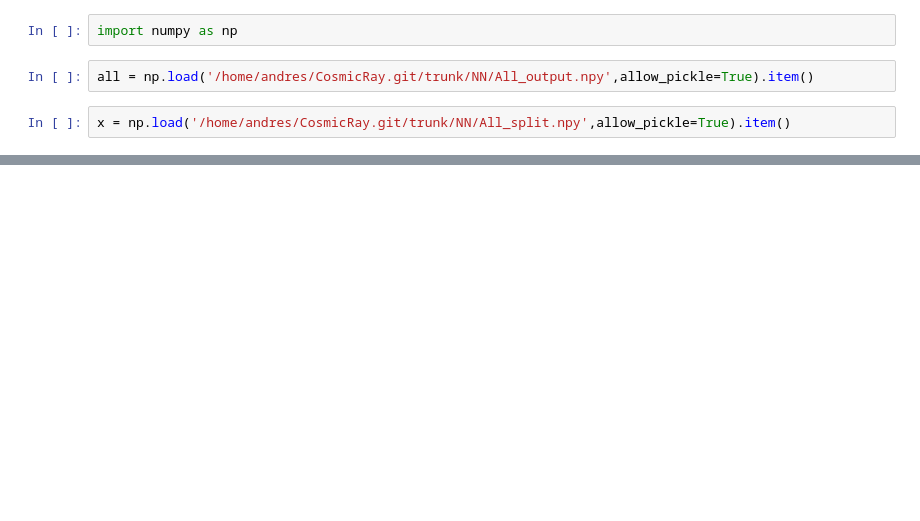
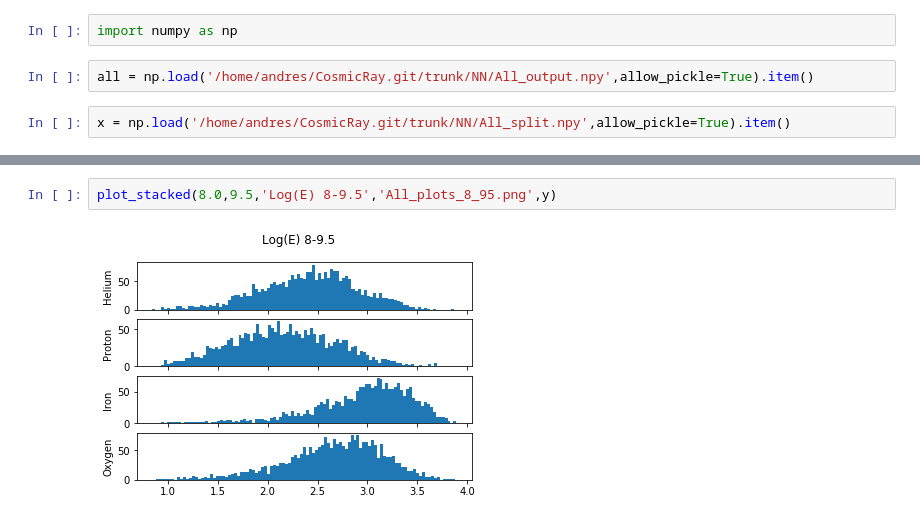
Before and after one commit to andyPhysics/CosmicRay, a Jupyter notebook: ipython/All.ipynb, the cells around one changed output, grey strips where cells are left out. Saved outputs shown, nothing was run; the diff lists cells and outputs as text; blank space fills up the shorter version.

```diff
--- a/ipython/All.ipynb
+++ b/ipython/All.ipynb
@@ -76,0 +61,4 @@ plt.savefig('binned_all_mass.png')
+# %%
+plot_stacked(8.0,9.5,'Log(E) 8-9.5','All_plots_8_95.png',y)
+# %% [output]
+[figure, added]
```
Also changed, not shown: parts of 16 cells of this notebook, 8 other files.
